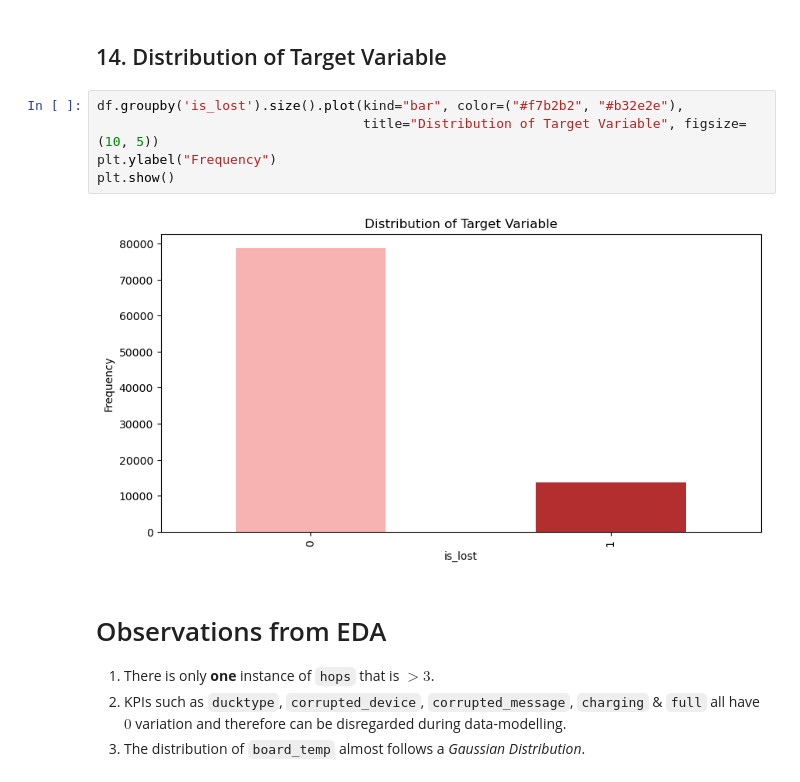
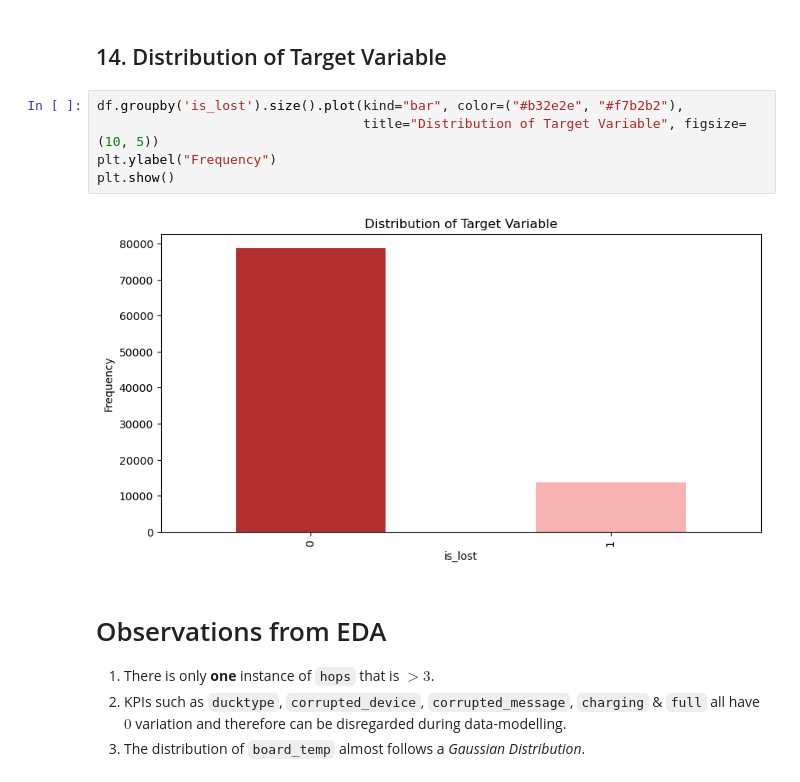
Before and after one commit to lucifermorningstar1305/DataDuck, a Jupyter notebook: Data_Modeling.ipynb, the cells around one changed output. Saved outputs shown, nothing was run; the diff lists cells and outputs as text.

```diff
--- a/Data_Modeling.ipynb
+++ b/Data_Modeling.ipynb
@@ -231,12 +247,12 @@ plt.show()
 # %% [markdown]
 ## 14. Distribution of Target Variable
 # %%
-df.groupby('is_lost').size().plot(kind="bar", color=("#f7b2b2", "#b32e2e"),
+df.groupby('is_lost').size().plot(kind="bar", color=("#b32e2e", "#f7b2b2"),
                                   title="Distribution of Target Variable", figsize=(10, 5))
 plt.ylabel("Frequency")
 plt.show()
 # %% [output]
-[figure, old version]
+[figure, new version]
 # %% [markdown]
 # Observations from EDA
 
```
Also changed, not shown: parts of 38 cells of this notebook.
